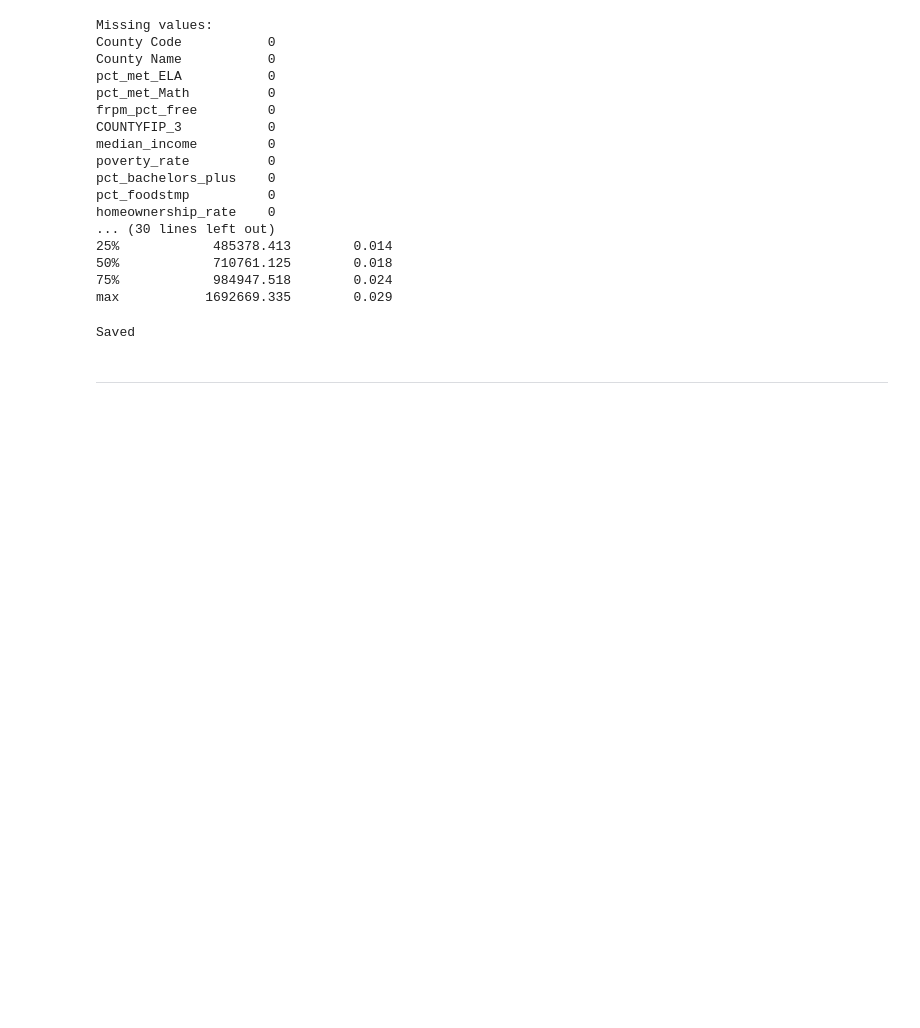
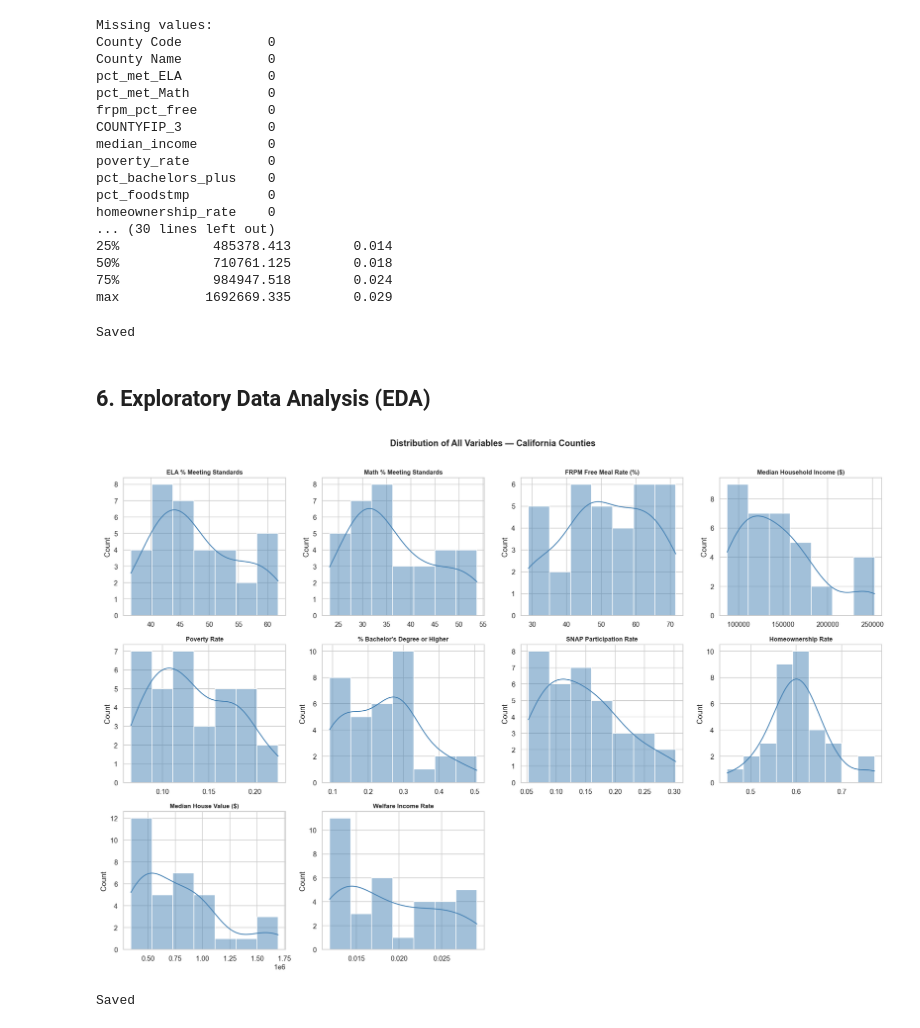
Before and after one commit to andrewyounucsd/math189-final-project, a Jupyter notebook: math189_final_project.ipynb, the cells around one changed output. Saved outputs shown, nothing was run; the diff lists cells and outputs as text; code cells hidden in the pictures; blank space fills up the shorter version.

Commit message:
added everything but variable selection

```diff
--- a/math189_final_project.ipynb
+++ b/math189_final_project.ipynb
@@ -347,4 +362,40 @@ print("Saved")
 # %% [output]
 Saved
 # %% [markdown]
----
+## 6. Exploratory Data Analysis (EDA)
+# %%
+# Distribution plots for all variables
+# Shows shape, spread, and skewness of each variable
+fig, axes = plt.subplots(3, 4, figsize=(18, 12))
+fig.suptitle('Distribution of All Variables — California Counties', fontsize=14, fontweight='bold', y=1.01)
+
+vars_to_plot = [
+    ('pct_met_ELA', 'ELA % Meeting Standards'),
+    ('pct_met_Math', 'Math % Meeting Standards'),
+    ('frpm_pct_free', 'FRPM Free Meal Rate (%)'),
+    ('median_income', 'Median Household Income ($)'),
+    ('poverty_rate', 'Poverty Rate'),
+    ('pct_bachelors_plus', "% Bachelor's Degree or Higher"),
+    ('pct_foodstmp', 'SNAP Participation Rate'),
+    ('homeownership_rate', 'Homeownership Rate'),
+    ('median_house_value', 'Median House Value ($)'),
+    ('pct_welfare', 'Welfare Income Rate'),
+]
+
+for ax, (col, label) in zip(axes.flatten(), vars_to_plot):
+    sns.histplot(final2[col], ax=ax, kde=True, color='steelblue', edgecolor='white')
+    ax.set_title(label, fontsize=10, fontweight='bold')
+    ax.set_xlabel('')
+    ax.set_ylabel('Count')
+
+# Hide unused subplots
+for ax in axes.flatten()[len(vars_to_plot):]:
+    ax.set_visible(False)
+
+plt.tight_layout()
+plt.savefig('distributions.png', bbox_inches='tight')
+plt.show()
+print("Saved")
+# %% [output]
+[figure, added]
+Saved
```
Also changed, not shown: parts of 30 cells of this notebook.
